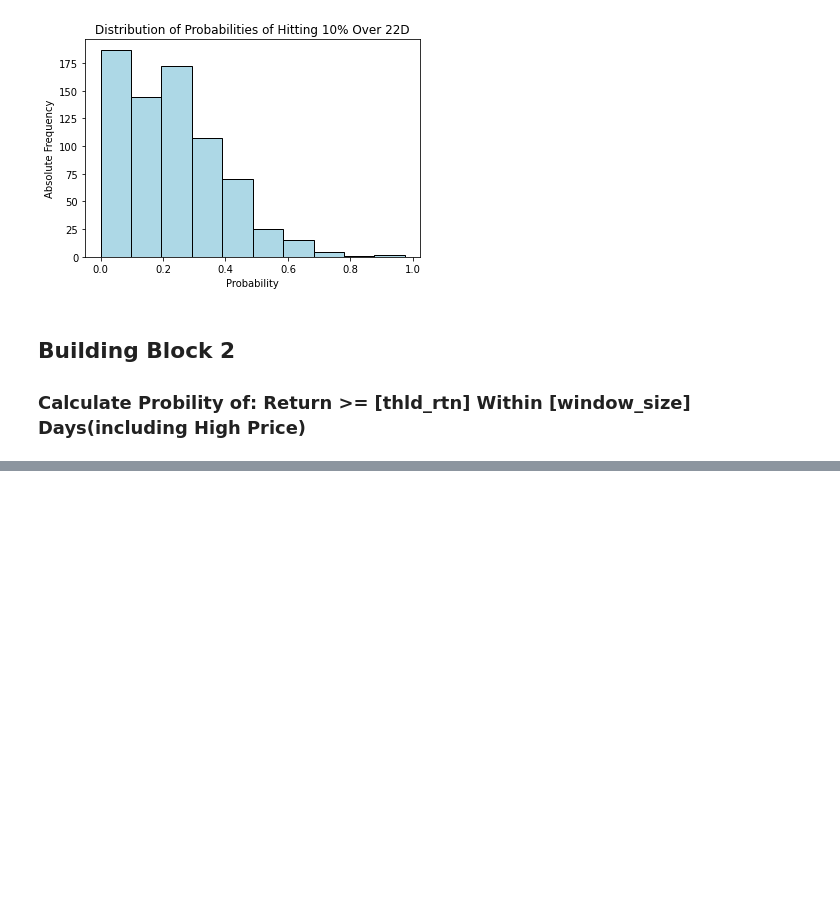
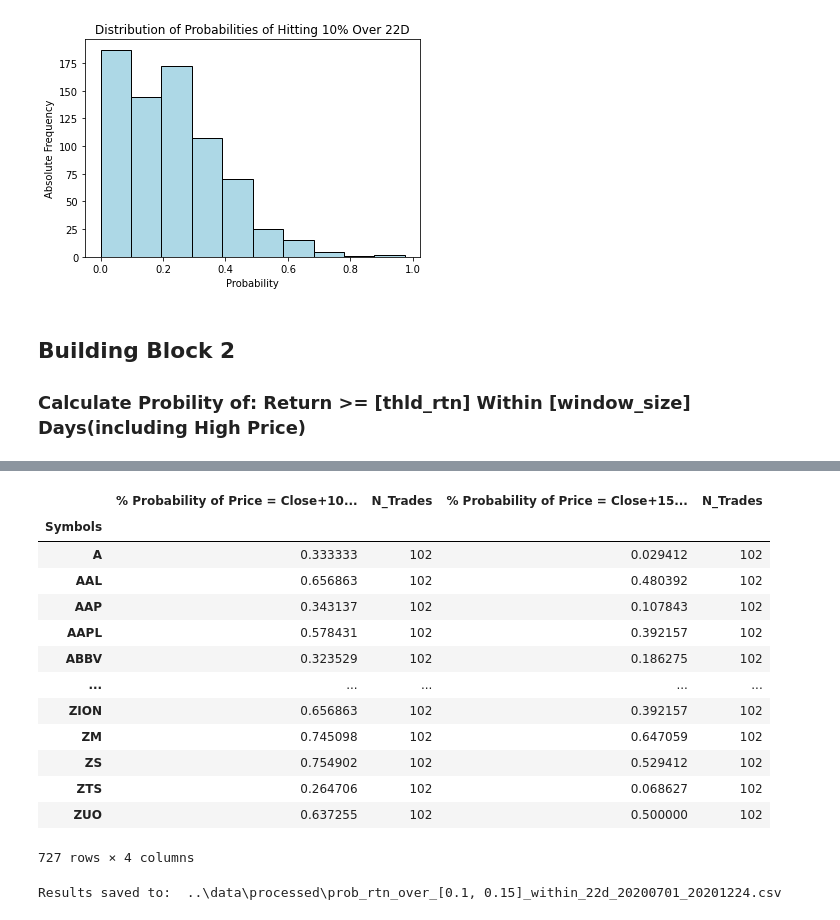
Before and after one commit to yh2n/financial-analysis-v2, a Jupyter notebook: notebooks/building_blocks.ipynb, the cells around one changed output, grey strips where cells are left out. Saved outputs shown, nothing was run; the diff lists cells and outputs as text; code cells hidden in the pictures; blank space fills up the shorter version.

Commit message:
output results for multiple thlds

```diff
--- a/notebooks/building_blocks.ipynb
+++ b/notebooks/building_blocks.ipynb
@@ -190,0 +246,39 @@ Text(0, 0.5, 'Absolute Frequency')
+# %%
+window_size = 22
+thlds = [0.10, 0.15]
+
+probs_within = pd.concat(
+    [calc_hit_rate_within_roll_window(
+        ad=prices_ad,
+        hi=prices_hi,
+        window=window_size,
+        thld=thld,
+        start=backtest_start,
+        end=backtest_end)
+     for thld in thlds],
+    axis=1
+)
+probs_within
+# %% [output]
+|  | % Probability of Price = Close+10... | N_Trades | % Probability of Price = Close+15... | N_Trades |
+| Symbols |  |  |  |  |
+| A | 0.333333 | 102 | 0.029412 | 102 |
+| AAL | 0.656863 | 102 | 0.480392 | 102 |
+| AAP | 0.343137 | 102 | 0.107843 | 102 |
+| AAPL | 0.578431 | 102 | 0.392157 | 102 |
+| ABBV | 0.323529 | 102 | 0.186275 | 102 |
+| ... | ... | ... | ... | ... |
+| ZION | 0.656863 | 102 | 0.392157 | 102 |
+| ZM | 0.745098 | 102 | 0.647059 | 102 |
+| ZS | 0.754902 | 102 | 0.529412 | 102 |
+| ZTS | 0.264706 | 102 | 0.068627 | 102 |
+| ZUO | 0.637255 | 102 | 0.500000 | 102 |
+727 rows × 4 columns
+# %%
+filename = '_'.join(['prob_rtn_over', str(thlds),
+                     'within', str(window_size)+'d', timestamp_backtest])
+filepath = DATA_PATH_PROCESSED / (filename + '.csv')
+probs_within.to_csv(filepath)
+print("Results saved to: ", filepath)
+# %% [output]
+Results saved to:  ..\data\processed\prob_rtn_over_[0.1, 0.15]_within_22d_20200701_20201224.csv
```
Also changed, not shown: parts of 13 cells of this notebook.
